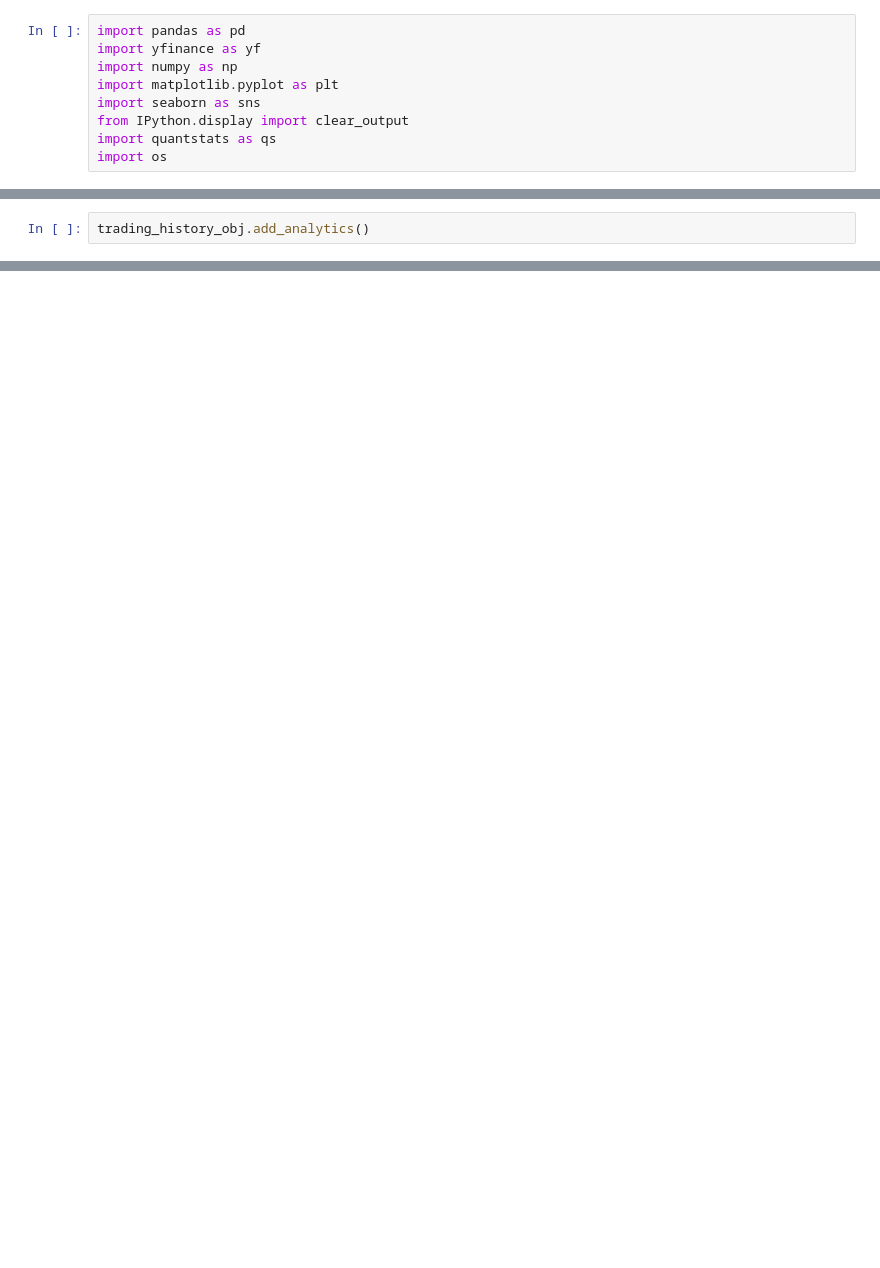
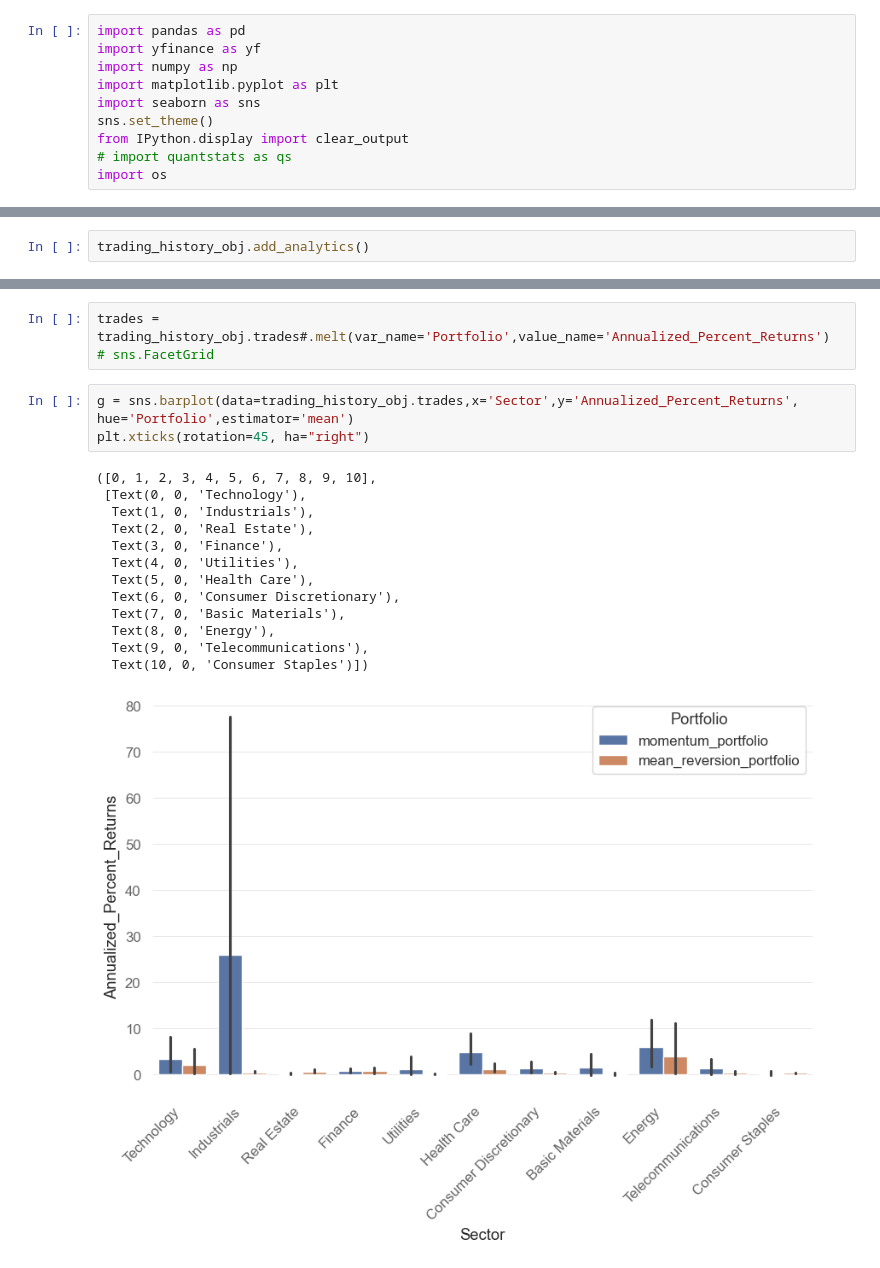
Before and after one commit to MatthewAdner/union_sif_quant_trading, a Jupyter notebook: backtesting/trading.ipynb, the cells around one changed output, grey strips where cells are left out. Cells and saved outputs as stored; diff of their text form; blank space fills up the shorter version.

```diff
--- a/backtesting/trading.ipynb
+++ b/backtesting/trading.ipynb
@@ -4,6 +4,7 @@ import yfinance as yf
 import numpy as np
 import matplotlib.pyplot as plt
 import seaborn as sns
+sns.set_theme()
 from IPython.display import clear_output
-import quantstats as qs
+# import quantstats as qs
 import os
@@ -819,0 +435,20 @@ None
+# %%
+trades = trading_history_obj.trades#.melt(var_name='Portfolio',value_name='Annualized_Percent_Returns')
+# sns.FacetGrid
+# %%
+g = sns.barplot(data=trading_history_obj.trades,x='Sector',y='Annualized_Percent_Returns', hue='Portfolio',estimator='mean')
+plt.xticks(rotation=45, ha="right")
+# %% [output]
+([0, 1, 2, 3, 4, 5, 6, 7, 8, 9, 10],
+ [Text(0, 0, 'Technology'),
+  Text(1, 0, 'Industrials'),
+  Text(2, 0, 'Real Estate'),
+  Text(3, 0, 'Finance'),
+  Text(4, 0, 'Utilities'),
+  Text(5, 0, 'Health Care'),
+  Text(6, 0, 'Consumer Discretionary'),
+  Text(7, 0, 'Basic Materials'),
+  Text(8, 0, 'Energy'),
+  Text(9, 0, 'Telecommunications'),
+  Text(10, 0, 'Consumer Staples')])
+[figure, added]
```
Also changed, not shown: parts of 48 cells of this notebook, 5 other files.
